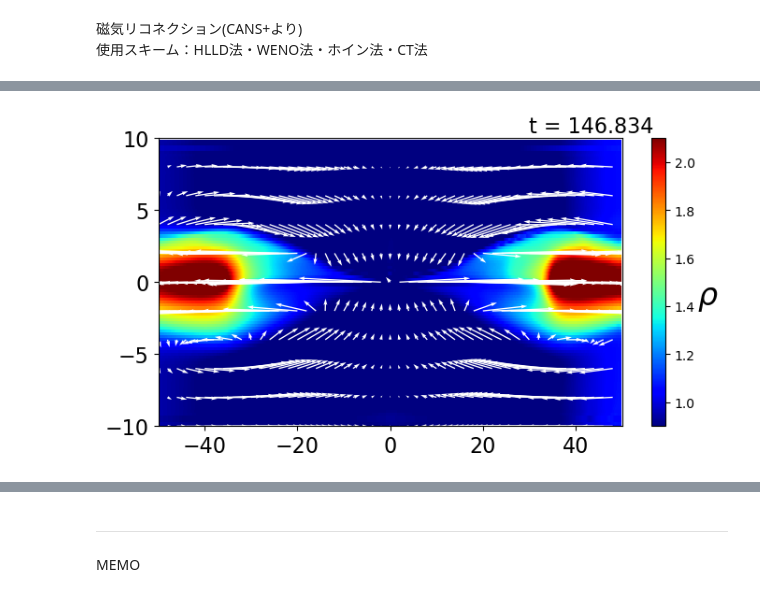
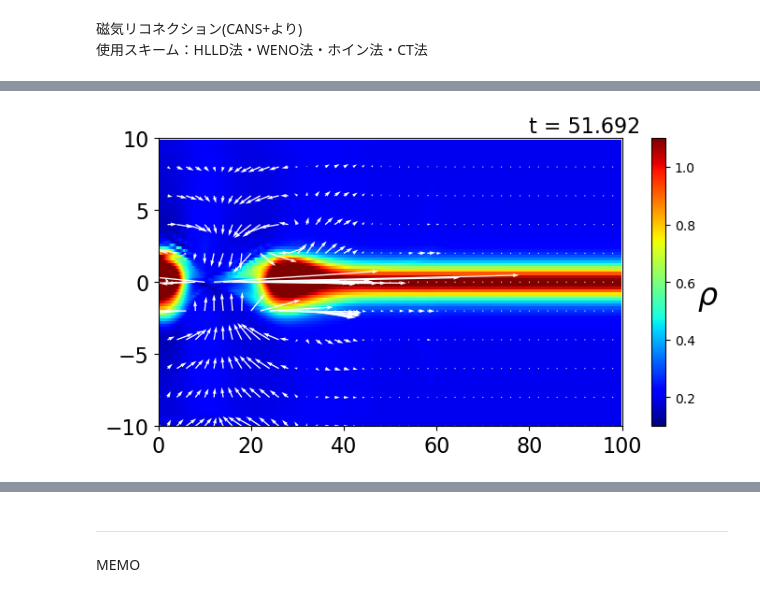
Before and after one commit to Keita-A/RadiativeMHD-simulation, a Jupyter notebook: MR.ipynb, the cells around one changed output, grey strips where cells are left out. Drawn from its saved outputs; the diff is of its cells as text; code cells hidden in the pictures.

```diff
--- a/MR.ipynb
+++ b/MR.ipynb
@@ -228,23 +234,23 @@ gamma = 5.0/3.0
 B0 = 1.0
 rho0 = 1.0
 sheat_thickness = 1.0
-p0 = 0.5
-beta_up = 2.0 * p0 / B0**2
+p0 = B0**2 / 2.0 #カレントシート中央での圧力
+beta_upstream = 0.2
 VA = B0 / np.sqrt(rho0)
-x_max = 50.0
+x_max = 100.0
 y_max = 10.0
-dx = sheat_thickness / 10.0
+dx = sheat_thickness / 5.0
 dy = dx
 nx = int(x_max / dx)
-ny = int(y_max / dy)
+ny = int(2.0 * y_max / dy)
 dt = 0.0
-CFL = 0.4
-x = np.arange(-x_max, x_max, dx)
+CFL = 0.2
+x = np.arange(0.0, x_max, dx)
 y = np.arange(-y_max, y_max, dy)
 X, Y = np.meshgrid(x, y)
 
 U = np.zeros([8, x.shape[0], y.shape[0]])
-rho_init = rho0 * (1.0 + np.cosh(Y / sheat_thickness)**(-2) / beta_up).T
+rho_init = rho0 * (beta_upstream + np.cosh(Y / sheat_thickness)**(-2)).T
 u_init = 0.0
 v_init = 0.0
 w_init = 0.0
@@ -252,21 +258,22 @@ Bx_init = B0 * np.tanh(Y / sheat_thickness).T
 By_init = 0.0
 Bz_init = 0.0
 # 擾乱を加える
-Bx_perturbation = (-0.03 * B0 * Y / sheat_thickness * np.exp(-(X**2 + Y**2) / (2.0 * sheat_thickness)**2)).T
-By_perturbation = (0.03 * B0 * X / sheat_thickness * np.exp(-(X**2 + Y**2) / (2.0 * sheat_thickness)**2)).T
-p_init = p0 * (beta_up + np.cosh(Y / sheat_thickness)**(-2)).T
+position_x = 0.1 * x_max
+Bx_perturbation = (-0.05 * B0 * Y / sheat_thickness * np.exp(-((X - position_x)**2 + Y**2) / (2.0 * sheat_thickness)**2)).T
+By_perturbation = (0.05 * B0 * (X - position_x) / sheat_thickness * np.exp(-((X - position_x)**2 + Y**2) / (2.0 * sheat_thickness)**2)).T
+p_init = p0 * (beta_upstream + np.cosh(Y / sheat_thickness)**(-2)).T
 U[0, :, :] = rho_init
 U[1, :, :] = rho_init * u_init
 U[2, :, :] = rho_init * v_init
 U[3, :, :] = rho_init * w_init
-U[4, :, :] = -(Bx_init + Bx_perturbation)
-U[5, :, :] = -(By_init + By_perturbation)
+U[4, :, :] = Bx_init + Bx_perturbation
+U[5, :, :] = By_init + By_perturbation
 U[6, :, :] = Bz_init
 U[7, :, :] = p_init/(gamma-1) + rho_init * (u_init**2 + v_init**2 + w_init**2)/2 + (Bx_init**2 + By_init**2 + Bz_init**2)/2
 
 eta0 = 1.0 / 1000.0
 eta1 = 1.0 / 60.0
-eta = (eta0 + (eta1 - eta0) * np.cosh(np.sqrt(X**2 + Y**2))**(-2)).T
+eta = (eta0 + (eta1 - eta0) * np.cosh(np.sqrt((X - position_x)**2 + Y**2))**(-2)).T
 S = sheat_thickness * VA / eta0
 
 F = np.zeros(U.shape)
@@ -276,7 +283,7 @@ G_bar = np.zeros(G.shape)
 # %%
 max_step = 100000
 time = 0.0
-calculation_time = 150.0
+calculation_time = 200.0
 log_filename = "log_mr.txt"
 np.save(f"results_mr/U_{0}.npy", U)
 with open(log_filename, 'w') as log_file:
@@ -332,14 +339,14 @@ for t in range(1, max_step+1):
     U_bar += -dt/dx * (F - np.roll(F, 1, axis=1)) - dt/dy * (G - np.roll(G, 1, axis=2))
     # x方向対称境界条件・y方向反射端境界(導体壁？)
     U_bar = boundary_symmetric_x(U_bar)
-    U_bar = boundary_wall_y(U_bar)
+    U_bar = boundary_free_y(U_bar)
 
     Ez_F = F[5, :, :] * (-1)
     Ez_G = G[4, :, :]
     U_bar = divB_cleaner_CT(Bx_old, By_old, Ez_F, Ez_G, dx, dy, dt, U_bar)
     # x方向対称境界条件・y方向反射端境界(導体壁？)
     U_bar = boundary_symmetric_x(U_bar)
-    U_bar = boundary_wall_y(U_bar)
+    U_bar = boundary_free_y(U_bar)
 
     rho = U_bar[0, :, :]
     u = U_bar[1, :, :] / rho
@@ -370,11 +377,11 @@ for t in range(1, max_step+1):
     U += -dt/dx * (F - np.roll(F, 1, axis=1)) - dt/dy * (G - np.roll(G, 1, axis=2))
     # x方向対称境界条件・y方向反射端境界(導体壁？)
     U = boundary_symmetric_x(U)
-    U = boundary_wall_y(U)
+    U = boundary_free_y(U)
 
     U = divB_cleaner_CT(Bx_old, By_old, Ez_F, Ez_G, dx, dy, dt, U)
     # x方向対称境界条件・y方向反射端境界(導体壁？)
     U = boundary_symmetric_x(U)
-    U = boundary_wall_y(U)
+    U = boundary_free_y(U)
 
     time += dt
@@ -420,33 +408,33 @@ for step in range(0, total_steps+interval, interval):
     magnetic_pressure = 1/2 * (Bx**2+By**2+Bz**2)
     pT = p + magnetic_pressure
 
-    contour = ax1.pcolormesh(X, Y, (rho).T, vmin=0.9, vmax=2.1, cmap='jet')
+    contour = ax1.pcolormesh(X, Y, (rho).T, vmin=0.1, vmax=1.1, cmap='jet')
     if step == 0:
         cbar = plt.colorbar(contour, ax=ax1)
         cbar.set_label(r"$\rho$", fontsize=24, rotation=0, labelpad=10)
     quiver_interval = 10
     ax1.quiver(X[::quiver_interval, ::quiver_interval], Y[::quiver_interval, ::quiver_interval],
             u[::quiver_interval, ::quiver_interval].T, v[::quiver_interval, ::quiver_interval].T,
             scale=2.0, color='white')
 
     ax1.text(0.8, 1.02, f"t = {log[int(step/100)][1]:.3f}", transform=ax1.transAxes, fontsize=16)
     ax1.tick_params(labelsize=16)
-    ax1.set_xlim(-x_max, x_max+1e-10)
+    ax1.set_xlim(0.0, x_max+1e-10)
     ax1.set_ylim(-y_max, y_max+1e-10)
 
     fig.savefig(f"pictures_mr/{step}.png", dpi=200)
 
 
 filename = "mr_rho.mp4"
 img = cv2.imread(f'./pictures_mr/0.png')
 framesize = (img.shape[1], img.shape[0])
 fps = 10.0
 fourcc = cv2.VideoWriter_fourcc('m','p','4','v')
 video  = cv2.VideoWriter(filename=filename, fourcc=fourcc, fps=fps, frameSize=framesize)
 
 for step in range(0, total_steps+interval, interval):
     img = cv2.imread(f'./pictures_mr/{step}.png')
     video.write(img)
 video.release()
 # %% [output]
-[figure, old version]
+[figure, new version]
```
Also changed, not shown: parts of 3 cells of this notebook.
